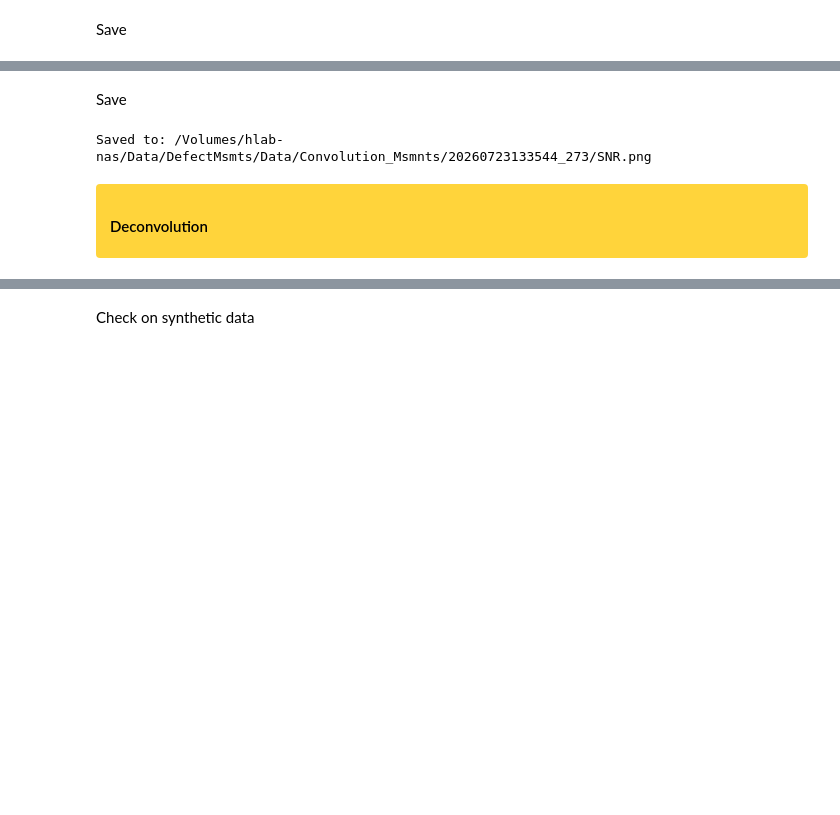
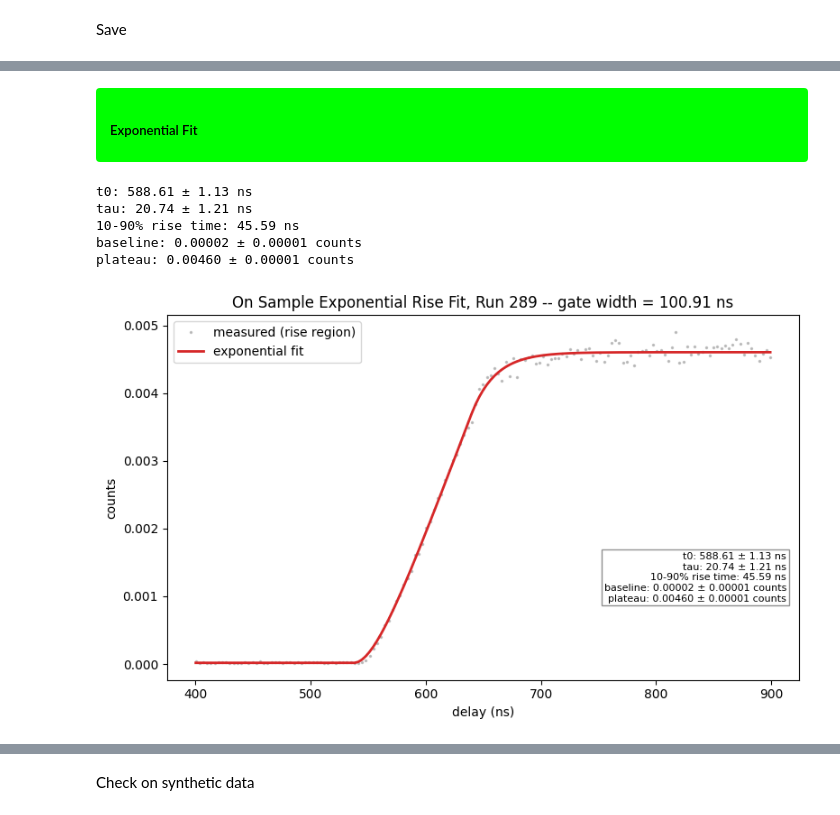
Before and after one commit to jeree-m/qick-dawg, a Jupyter notebook: jupyter_notebooks/Analysis_Macbook_Pro.ipynb, the cells around one changed output, grey strips where cells are left out. Saved outputs shown, nothing was run; the diff lists cells and outputs as text; code cells hidden in the pictures; blank space fills up the shorter version.

```diff
--- a/jupyter_notebooks/Analysis_Macbook_Pro.ipynb
+++ b/jupyter_notebooks/Analysis_Macbook_Pro.ipynb
@@ -247,12 +414,68 @@ plateau std / shot-noise limit: 1.14  (1.0 = shot-noise-limited)
-# %% [markdown]
-Save
-# %%
-save_dir = spd_runs[run_num]["folder"]
-fig.savefig(save_dir / "SNR.png", dpi=150, bbox_inches='tight')
-print(f"Saved to: {save_dir / 'SNR.png'}")
-# %% [output]
-Saved to: /Volumes/hlab-nas/Data/DefectMsmts/Data/Convolution_Msmnts/20260723133544_273/SNR.png
-# %% [markdown]
-<div style="background-color:#FFD43B; padding:8px 14px; border-radius:4px;">
-<h4 style="color:black; margin:0;">Deconvolution</h4>
-</div>
+# %% [markdown]
+<div style="background-color:#00FF00; padding:8px 14px; border-radius:4px;">
+<h5 style="color:black; margin:0;">Exponential Fit</h5>
+</div>
+# %%
+run_num =289
+
+t = spd_runs[run_num]["data"]["delays_ns"]
+counts_mean = spd_runs[run_num]["data"]["counts_mean"]
+gate_width = spd_runs[run_num]["metadata"]["gate_width_tns"]
+
+# fit ONLY the rise region -- adjust this window per run if the rise location shifts
+rise_fit_mask = (t > 400) & (t < 900)
+t_rise_fit = t[rise_fit_mask]
+counts_rise_fit = counts_mean[rise_fit_mask]
+
+dt = np.median(np.diff(t))
+kernel_len = max(1, int(round(gate_width / dt)))
+kernel = np.ones(kernel_len) / kernel_len
+
+
+p0 = [
+    t_rise_fit[len(t_rise_fit) // 3],   # rough t0 guess
+    20,                                  # tau guess
+    counts_mean[:20].mean(),            # baseline guess
+    counts_mean[rise_fit_mask].max(),   # plateau guess
+]
+
+popt_exp, pcov_exp = curve_fit(model_exponential_rise, t_rise_fit, counts_rise_fit, p0=p0)
+perr_exp = np.sqrt(np.diag(pcov_exp))
+
+t0_exp, tau_exp, baseline_exp, plateau_exp = popt_exp
+fitted_curve_exp = model_exponential_rise(t_rise_fit, *popt_exp)
+
+rise_10_90_exp = (2.303 - 0.105) * tau_exp
+
+print(f"t0: {t0_exp:.2f} ± {perr_exp[0]:.2f} ns")
+print(f"tau: {tau_exp:.2f} ± {perr_exp[1]:.2f} ns")
+print(f"10-90% rise time: {rise_10_90_exp:.2f} ns")
+print(f"baseline: {baseline_exp:.5f} ± {perr_exp[2]:.5f} counts")
+print(f"plateau: {plateau_exp:.5f} ± {perr_exp[3]:.5f} counts")
+
+fig, ax = plt.subplots(figsize=(8, 5))
+ax.plot(t_rise_fit, counts_rise_fit, '.', color='gray', alpha=0.4, label='measured (rise region)', markersize=3)
+ax.plot(t_rise_fit, fitted_curve_exp, color='tab:red', label='exponential fit', linewidth=2)
+ax.legend(loc='upper left')
+ax.set_xlabel('delay (ns)')
+ax.set_ylabel('counts')
+ax.set_title(f'On Sample Exponential Rise Fit, Run {run_num} -- gate width = {gate_width:.2f} ns')
+
+stats_text = (f"t0: {t0_exp:.2f} ± {perr_exp[0]:.2f} ns\n"
+              f"tau: {tau_exp:.2f} ± {perr_exp[1]:.2f} ns\n"
+              f"10-90% rise time: {rise_10_90_exp:.2f} ns\n"
+              f"baseline: {baseline_exp:.5f} ± {perr_exp[2]:.5f} counts\n"
+              f"plateau: {plateau_exp:.5f} ± {perr_exp[3]:.5f} counts")
+ax.text(0.98, 0.35, stats_text, transform=ax.transAxes,
+        ha='right', va='top', fontsize=8,
+        bbox=dict(facecolor='white', edgecolor='gray', alpha=0.85, pad=2))
+
+plt.tight_layout()
+plt.show()
+# %% [output]
+t0: 588.61 ± 1.13 ns
+tau: 20.74 ± 1.21 ns
+10-90% rise time: 45.59 ns
+baseline: 0.00002 ± 0.00001 counts
+plateau: 0.00460 ± 0.00001 counts
+[figure, added]
```
Also changed, not shown: parts of 45 cells of this notebook.
